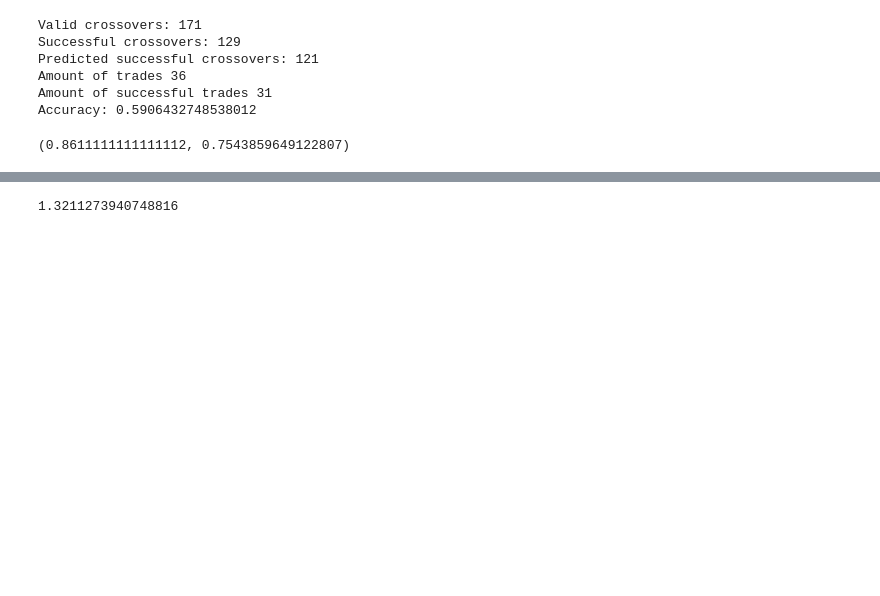
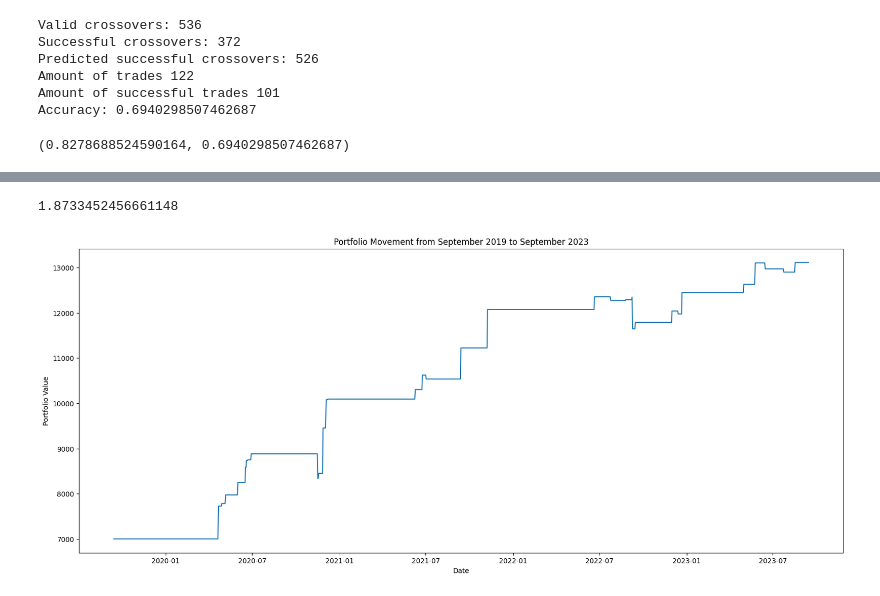
Before and after one commit to sayuj-choudhari/crossover_classification_backtesting, a Jupyter notebook: Crossover_classifier_signal.ipynb, the cells around one changed output, grey strips where cells are left out. Saved outputs shown, nothing was run; the diff lists cells and outputs as text; code cells hidden in the pictures; blank space fills up the shorter version.

Commit message:
Committing updates to crossover classifier and additional backtesting

```diff
--- a/Crossover_classifier_signal.ipynb
+++ b/Crossover_classifier_signal.ipynb
@@ -248,13 +261,13 @@ Accuracy: 0.8048780487804879
 # %%
-test_model(common_mid, large_window, small_window, window, model)
+test_model(common_init, large_window, small_window, window, model)
 # %% [output]
-Valid crossovers: 171
-Successful crossovers: 129
-Predicted successful crossovers: 121
-Amount of trades 36
-Amount of successful trades 31
-Accuracy: 0.5906432748538012
+Valid crossovers: 536
+Successful crossovers: 372
+Predicted successful crossovers: 526
+Amount of trades 122
+Amount of successful trades 101
+Accuracy: 0.6940298507462687
-(0.8611111111111112, 0.7543859649122807)
+(0.8278688524590164, 0.6940298507462687)
 # %%
 
 def get_signal_data(ticker_dict, window, model):
@@ -267,7 +280,7 @@ def get_signal_data(ticker_dict, window, model):
                 sma_change = (dataset['SMA'][i] - dataset['SMA'][i - 10]) / dataset['SMA'][i - 10] / 10
                 ma_change = (dataset['MA'][i] - dataset['MA'][i - 20]) / dataset['MA'][i - 20]
 
-                if(lma_change > .002 and model.predict_proba(np.array([lma_change, sma_change]).reshape(1, -1))[0, 1] > .75):
+                if(lma_change > .002 and model.predict_proba(np.array([lma_change, sma_change]).reshape(1, -1))[0, 1] > .9):
                     date = dataset['Date'][i]
                     sell = 0
                     # sell = dataset['Open'][i + 1] * 1.1 if any(value > dataset['Open'][i + 1] * 1.1 for value in future) else dataset['Close'][i + 80]
@@ -287,7 +300,7 @@ def create_trade_signals(ticker_dict, window, initial_capital, trade_amount, mod
     sorted_df = trade_df.sort_values(by='Date')
     sorted_df = sorted_df.reset_index(drop=True)
 
-    date_range = pd.date_range(start= "2013-09-06", end= "2023-09-06")
+    date_range = pd.date_range(start= "2019-09-14", end= "2023-09-14")
     date_list = date_range.tolist()
 
     # positions = []
@@ -305,6 +318,8 @@ def create_trade_signals(ticker_dict, window, initial_capital, trade_amount, mod
 
     dates = []
     portfolio = []
+
+    buys = []
 
     for i in date_list:
         # Buy positions the next day
@@ -365,6 +380,9 @@ def create_trade_signals(ticker_dict, window, initial_capital, trade_amount, mod
 
         # Create buy signal
         for n in range(len(sorted_df['Date'])):
+            if sorted_df['Date'][n] == i:
+                buys.append([sorted_df['Date'][n], sorted_df['Ticker'][n]])
+
             if sorted_df['Date'][n] == i and capital > trade_amount:
                 # capital -= trade_amount
                 print("Buy signal: {} on {}".format(sorted_df['Ticker'][n], sorted_df['Date'][n]))
@@ -380,9 +398,16 @@ def create_trade_signals(ticker_dict, window, initial_capital, trade_amount, mod
     print(len(loss))
     print(np.mean(wins))
     print(np.mean(loss))
-    # plt.plot(dates, portfolio)
+    plt.figure(figsize = (20, 8))
+    plt.plot(dates, portfolio)
+    plt.title("Portfolio Movement from September 2019 to September 2023")
+    plt.xlabel("Date")
+    plt.ylabel("Portfolio Value")
+
+    for b in buys:
+        print("{}: Buy signal for {}".format(b[0], b[1]))
 
     return (capital + len(positions) * trade_amount) / initial_capital
 
-create_trade_signals(common_mid, window, 7000, 1500, model)
+create_trade_signals(common_decade, window, 7000, 3500, model)
 # %% [output]
@@ -406,2 +431,3 @@ TLRY sold on 2020-11-13 00:00:00: 7.740, move: 0.005
-1.3211273940748816
+1.8733452456661148
+[figure, added]
 # %%
```
Also changed, not shown: parts of 5 cells of this notebook, 3 other files.
